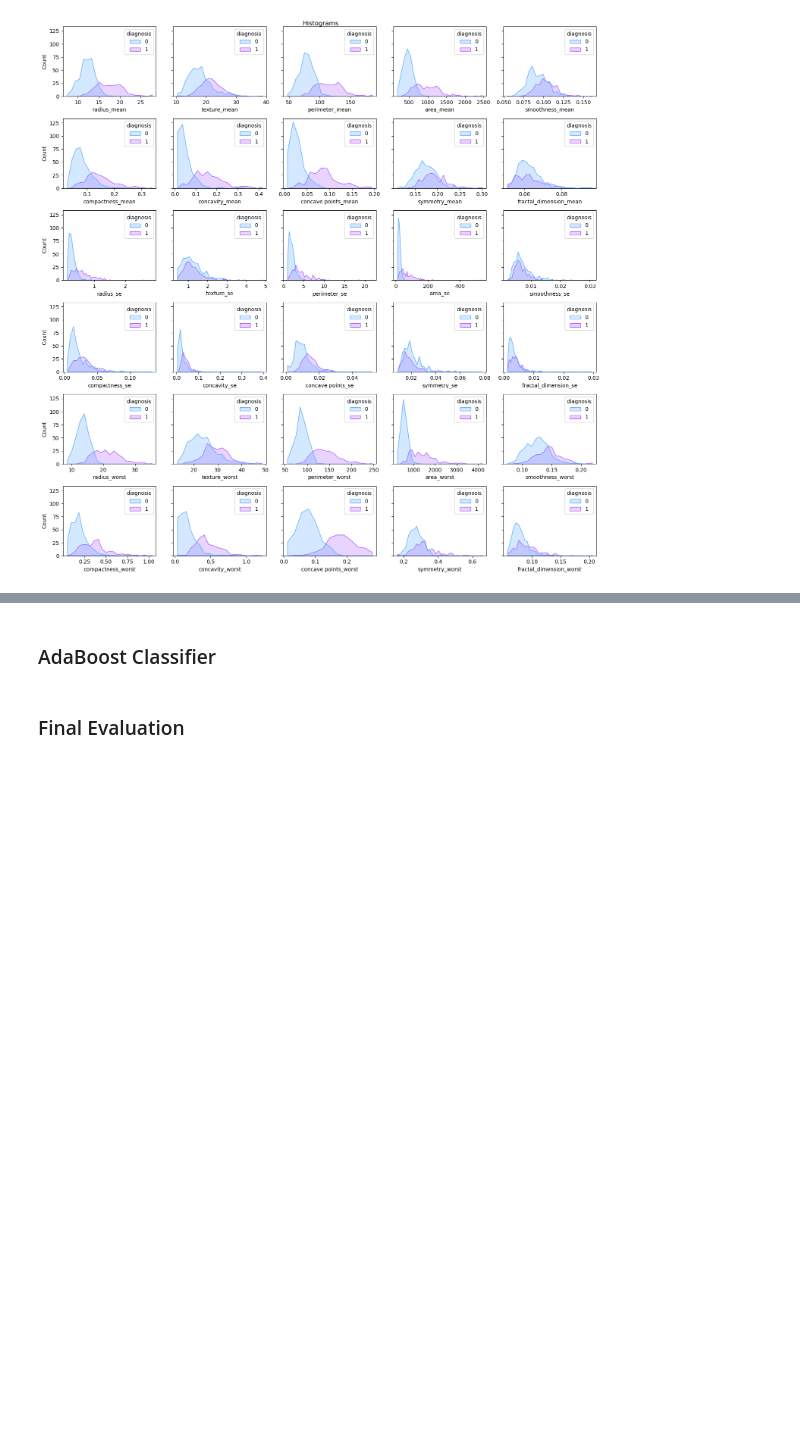
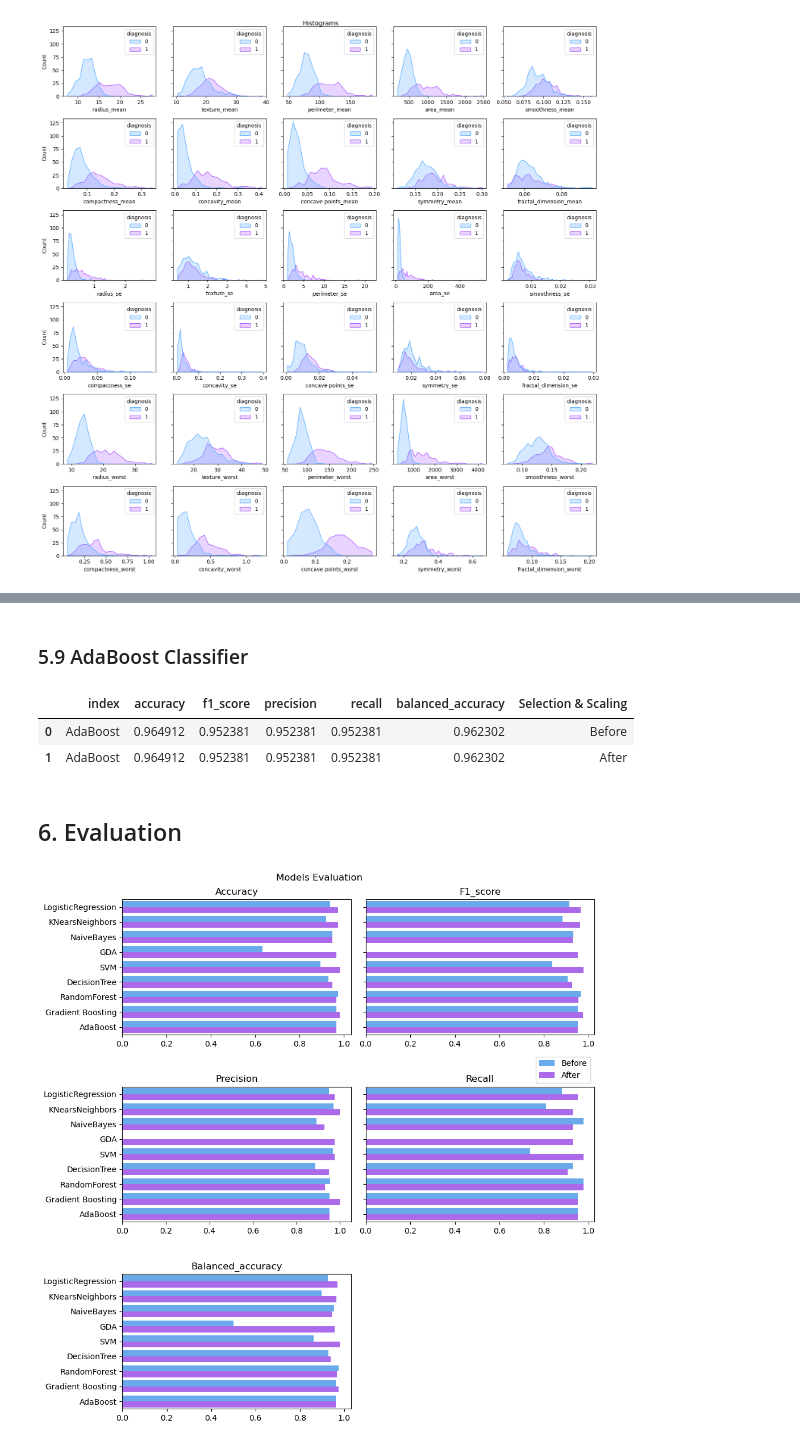
Before and after one commit to alecfilios/Binary-Classification-Breast-Cancer-Prediction, a Jupyter notebook: Binary-Classification-Prediction-for-type-of-Breast-Cancer.ipynb, the cells around one changed output, grey strips where cells are left out. Cells and saved outputs as stored; diff of their text form; code cells hidden in the pictures; blank space fills up the shorter version.

```diff
--- a/Binary-Classification-Prediction-for-type-of-Breast-Cancer.ipynb
+++ b/Binary-Classification-Prediction-for-type-of-Breast-Cancer.ipynb
@@ -401,2 +631,2 @@ results = pd.concat([results,GBC_result])
 # %% [markdown]
-### AdaBoost Classifier
+### 5.9 AdaBoost Classifier
@@ -409,2 +633,26 @@ results = pd.concat([results,AdaBoost_result])
+# %%
+ABC_results = pd.DataFrame()
+ABC = AdaBoostClassifier(n_estimators=100, random_state=0)
+# -----------------------------------------------------------------------------------
+# Before Feature Selection and Scaling
+ABC_before = train_evaluate_model(ABC, X_train, y_train, X_test, y_test)
+ABC_before.index = ['AdaBoost']
+ABC_before['Selection & Scaling'] = "Before"
+ABC_results = pd.concat([ABC_results,ABC_before])
+results = pd.concat([results,ABC_before])
+# -----------------------------------------------------------------------------------
+# After Feature Selection and Scaling
+ABC_after = train_evaluate_model(ABC, X_train_fs_sc, y_train, X_test_fs_sc, y_test)
+ABC_after.index = ['AdaBoost']
+ABC_after['Selection & Scaling'] = "After"
+ABC_results = pd.concat([ABC_results,ABC_after])
+results = pd.concat([results,ABC_after])
+# -----------------------------------------------------------------------------------
+# Result
+ABC_results.reset_index().style.background_gradient(cmap = sb.color_palette("cool", as_cmap=True))
+# %% [output]
+|  | index | accuracy | f1_score | precision | recall | balanced_accuracy | Selection & Scaling |
+| 0 | AdaBoost | 0.964912 | 0.952381 | 0.952381 | 0.952381 | 0.962302 | Before |
+| 1 | AdaBoost | 0.964912 | 0.952381 | 0.952381 | 0.952381 | 0.962302 | After |
 # %% [markdown]
-### Final Evaluation
+##  6. Evaluation
@@ -412,0 +659,36 @@ results.style.background_gradient(cmap = sb.color_palette("cool", as_cmap=True))
+# %%
+num_of_rows = 3
+num_of_cols = 2
+fig, axes = plt.subplots(num_of_rows, num_of_cols, figsize=(10, 10),  tight_layout=True, sharey=True)
+fig.suptitle('Models Evaluation')
+i=0
+j=0
+for metric in results.columns[0:5]:
+    ax = sb.barplot(
+        ax=axes[i,j],
+        y = results.index,
+        x = results[metric],
+        data = results,
+        hue = results['Selection & Scaling'],
+        palette = "cool")
+    ax.set_title(metric.capitalize())
+    ax.set(xlabel=None)
+    if(j == num_of_cols-1):
+        i+=1
+        j=0
+    else:
+        j+=1
+    if(i==2 and j==0):
+        ax.legend(loc="lower right", bbox_to_anchor=(1, 1))
+    else:
+        ax.get_legend().remove()
+
+# Adjust the scaling factor to fit your legend text completely outside the plot
+# (smaller value results in more space being made for the legend)
+plt.subplots_adjust(right=0.85)
+for ax in axes.flat:
+    ## check if something was plotted
+    if not bool(ax.has_data()):
+        fig.delaxes(ax) ## delete if nothing is plotted in the axes obj
+# %% [output]
+[figure, added]
```
Also changed, not shown: parts of 77 cells of this notebook.
